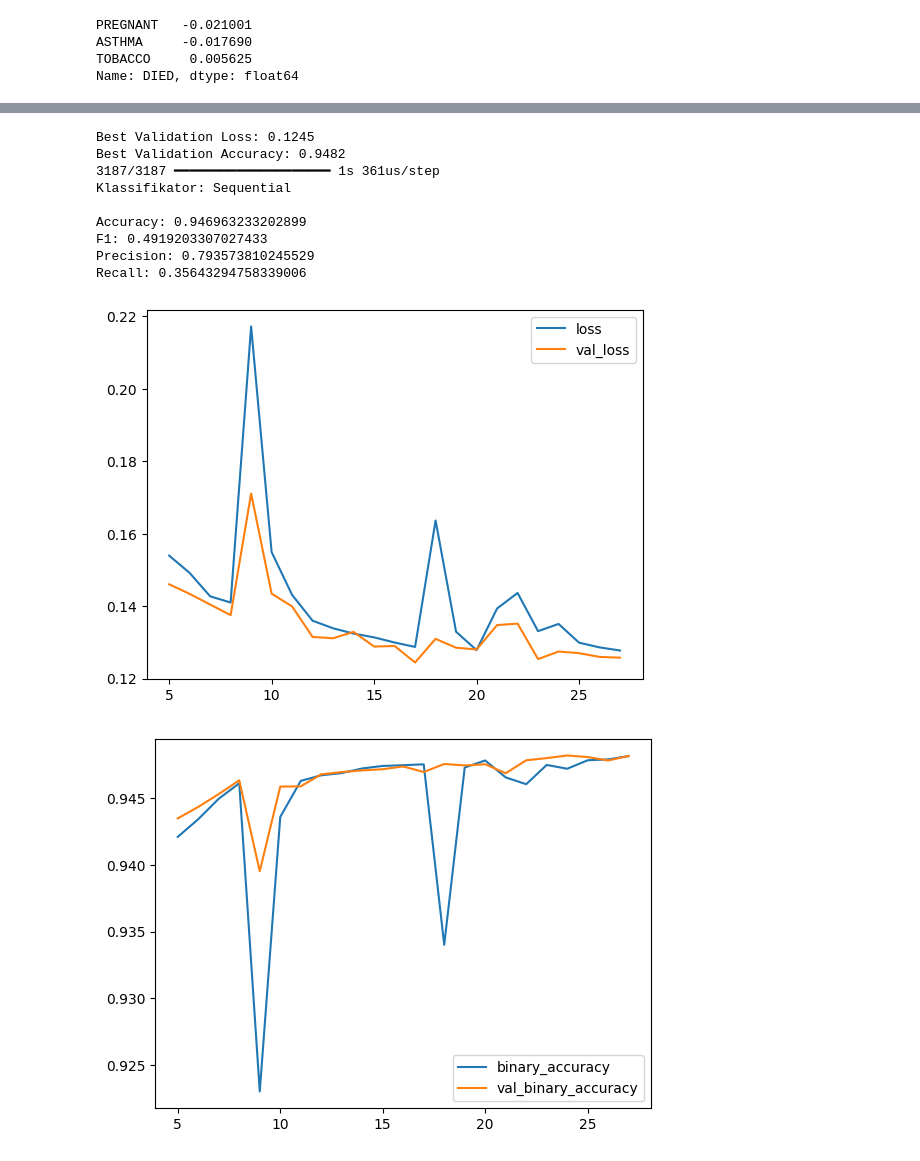
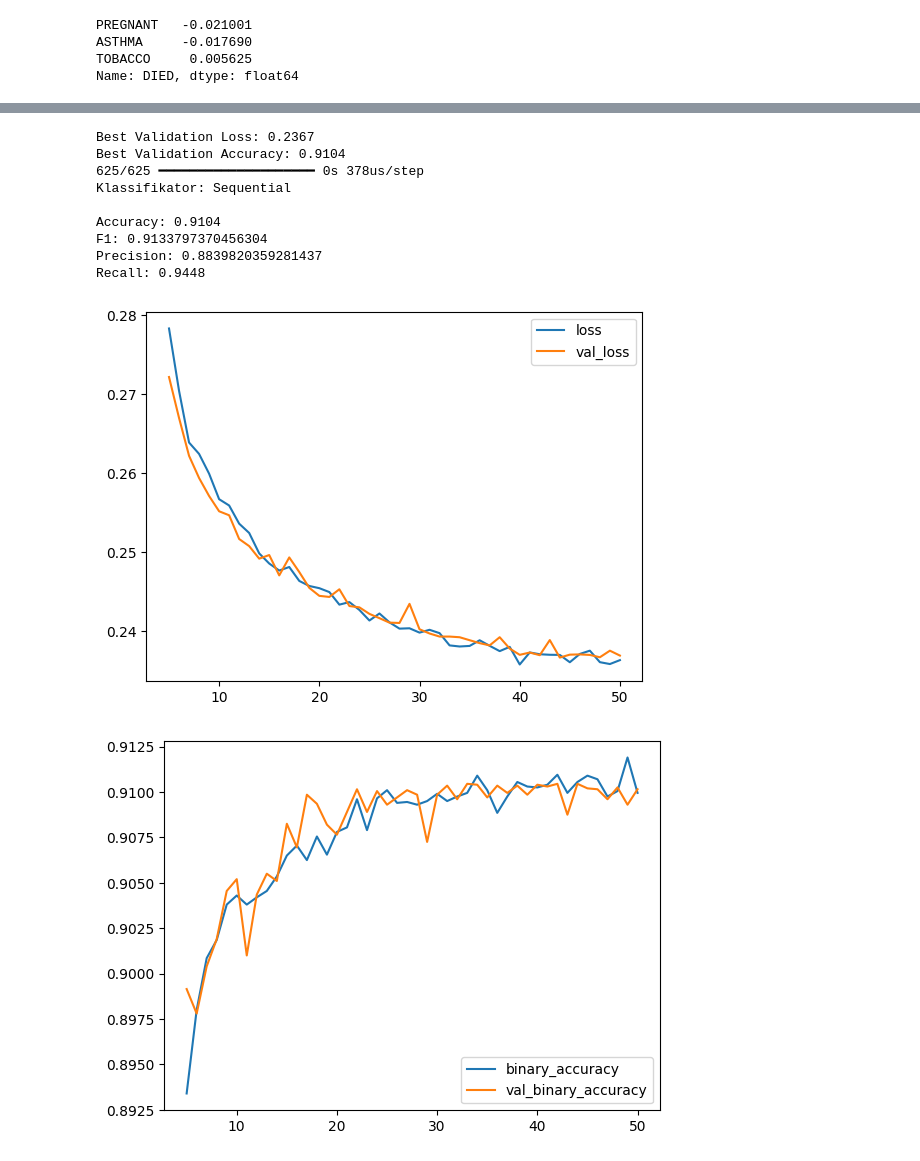
Before and after one commit to roink/covid-19-risiko-erkennung, a Jupyter notebook: notebooks/1.06-CK+RC-Analyse-gemerged.ipynb, the cells around one changed output, grey strips where cells are left out. Saved outputs shown, nothing was run; the diff lists cells and outputs as text; code cells hidden in the pictures.

```diff
--- a/notebooks/1.06-CK+RC-Analyse-gemerged.ipynb
+++ b/notebooks/1.06-CK+RC-Analyse-gemerged.ipynb
@@ -84,8 +84,8 @@ df.AT_RISK = df.AT_RISK.apply(lambda x: 1 if x > 0 else 0)
 # %%
 #Wir verwerfen die beiden Attribute 'MEDICAL_UNIT' und 'USMER'
 
-discarded_features = ['MEDICAL_UNIT', 'USMER','PATIENT_TYPE','INTUBED','ICU','PNEUMONIA']
-#df = df.drop(discarded_features, axis=1)
+discarded_features = ['MEDICAL_UNIT', 'USMER']
+df = df.drop(discarded_features, axis=1)
 
 #Wir testen die Attribute auf Korrelation mit der Zielvariablen testen und verwerfen alle Attribute,
 #die unter einem gewissen Schwellwert liegen. (->andere Feature Selection Methoden ausprobieren)
@@ -105,7 +105,7 @@ Name: DIED, dtype: float64
 # %%
 #Wir teilen den Datensatz in Trainings- und Testdatensatz auf.
 
-test_size=0.1
+test_size=0.2
 train, test = train_test_split(df, test_size=test_size, shuffle=True)
 
 train_y = train[target]
@@ -116,20 +116,23 @@ test_x = test.drop(columns=['AT_RISK','DIED'])
 # %%
 #Für das KNN-Verfahren und die SVM benötigen wir einen massiv reduzierten Datensatz
 
-undersampling = 10000
-train_xus = train_x[:undersampling]
-train_yus = train_y[:undersampling]
-test_xus = test_x[:undersampling]
-test_yus = test_y[:undersampling]
+train_xus, train_yus = RandomUnderSampler(sampling_strategy={0:10000,1:10000}).fit_resample(train_x, train_y)
+test_xus, test_yus = RandomUnderSampler(sampling_strategy={0:10000,1:10000}).fit_resample(test_x, test_y)
 
 #Da die Werte der Zielvariablen unbalanciert sind, wenden wir ein SMOTE-Oversampling an,
 #um ein balanciertes Trainingsset zu erreichen. Die Größe des Datensatzes wird anschließend mit einem
 #Random-Undersampling wieder verringert.
 
-sm = SMOTE(sampling_strategy=0.1)
+"""
+sm = SMOTE(sampling_strategy=0.5)
 train_x, train_y = sm.fit_resample(train_x, train_y)
 under = RandomUnderSampler(sampling_strategy=0.5)
 train_x, train_y = under.fit_resample(train_x,train_y)
+"""
+train_x=train_xus
+train_y=train_yus
+test_x=test_xus
+test_y=test_yus
 # %%
 def print_measures(clf, acc, f1, prec, rec, *args):
     if args:
@@ -402,36 +368,37 @@ Recall: 0.9352078239608802
 # %%
 model = keras.Sequential([
         layers.Dense(8, activation='relu'),
+        layers.Dropout(0.01),
         layers.Dense(8, activation='relu'),
-        layers.Dense(1)])
+        layers.Dense(1, activation='sigmoid')])
 
 model.compile(optimizer='adam', loss='binary_crossentropy', metrics=['binary_accuracy'])
-#model.optimizer.learning_rate.assign(0.00001)
+#model.optimizer.learning_rate.assign(0.0001)
 
 early_stopping = keras.callbacks.EarlyStopping(patience=10, min_delta=0.001, restore_best_weights=True)
 
-history = model.fit(train_x, train_y, validation_data=(test_x, test_y), batch_size=2048, epochs=1000,
+history = model.fit(train_x, train_y, validation_data=(test_x, test_y), batch_size=128, epochs=1000,
                     callbacks=[early_stopping], verbose=0)
 
 history_df = pd.DataFrame(history.history)
 history_df.loc[5:, ['loss', 'val_loss']].plot()
 history_df.loc[5:, ['binary_accuracy', 'val_binary_accuracy']].plot()
 
 print(("Best Validation Loss: {:0.4f}" + "\nBest Validation Accuracy: {:0.4f}").format(history_df['val_loss'].min(),
                   history_df['val_binary_accuracy'].max()))
 
-y_pred=model.predict(test_x)
-acc, f1, prec, rec = get_scores(test_y, np.round(abs(y_pred)))
+y_pred = (model.predict(test_x) > 0.5).astype("int32")
+acc, f1, prec, rec = get_scores(test_y, y_pred)
 print_measures(model, acc, f1, prec, rec)
 # %% [output]
-Best Validation Loss: 0.1245
-Best Validation Accuracy: 0.9482
-3187/3187 ━━━━━━━━━━━━━━━━━━━━ 1s 361us/step
+Best Validation Loss: 0.2367
+Best Validation Accuracy: 0.9104
+625/625 ━━━━━━━━━━━━━━━━━━━━ 0s 378us/step
 Klassifikator: Sequential
 
-Accuracy: 0.946963233202899
-F1: 0.4919203307027433
-Precision: 0.793573810245529
-Recall: 0.35643294758339006
+Accuracy: 0.9104
+F1: 0.9133797370456304
+Precision: 0.8839820359281437
+Recall: 0.9448
-[figure, old version]
+[figure, new version]
-[figure, old version]
+[figure, new version]
```
Also changed, not shown: parts of 7 cells of this notebook.
